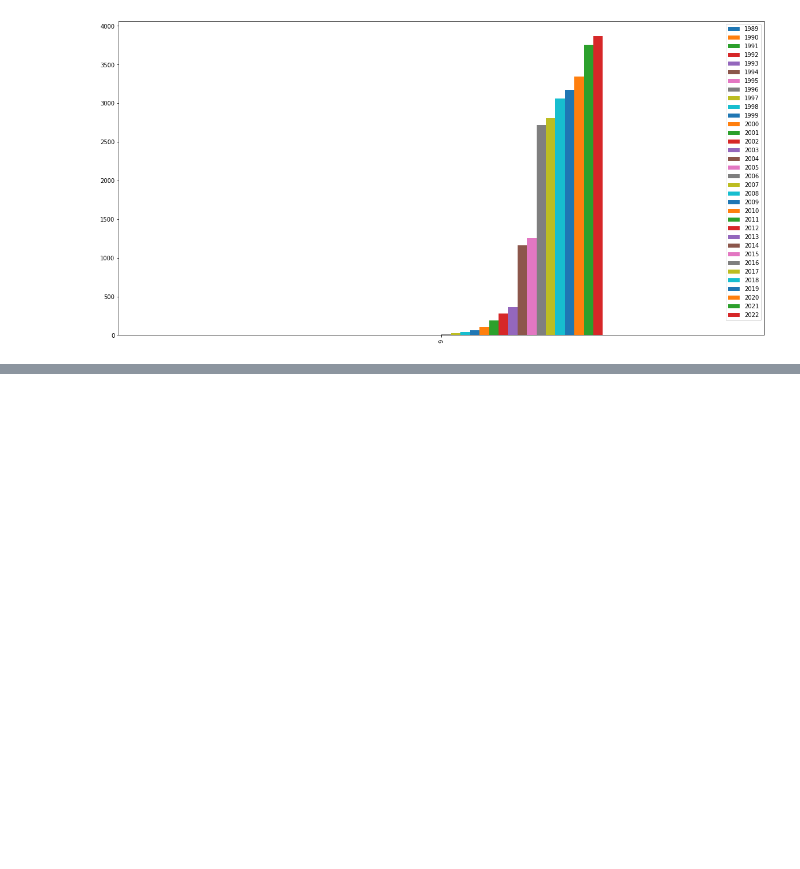
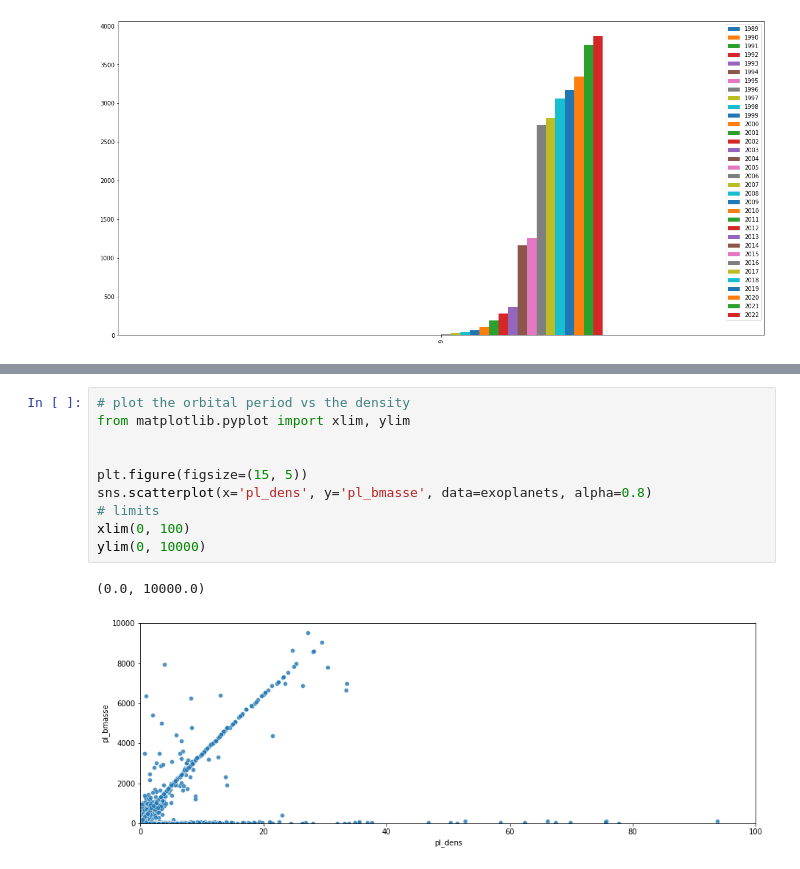
Before and after one commit to juancv3d/Kepler_Exoplanet_Hunter, a Jupyter notebook: exoplanets_by_discovery.ipynb, the cells around one changed output, grey strips where cells are left out. Drawn from its saved outputs; the diff is of its cells as text; blank space fills up the shorter version.

```diff
--- a/exoplanets_by_discovery.ipynb
+++ b/exoplanets_by_discovery.ipynb
@@ -105,0 +114,13 @@ exoplanets_years[exoplanets_years['Discovery Type'] == 'Transit'].plot(kind='bar
+# %%
+# plot the orbital period vs the density
+from matplotlib.pyplot import xlim, ylim
+
+
+plt.figure(figsize=(15, 5))
+sns.scatterplot(x='pl_dens', y='pl_bmasse', data=exoplanets, alpha=0.8)
+# limits
+xlim(0, 100)
+ylim(0, 10000)
+# %% [output]
+(0.0, 10000.0)
+[figure, added]
```
Also changed, not shown: parts of 1 cell of this notebook, 1 other file.
